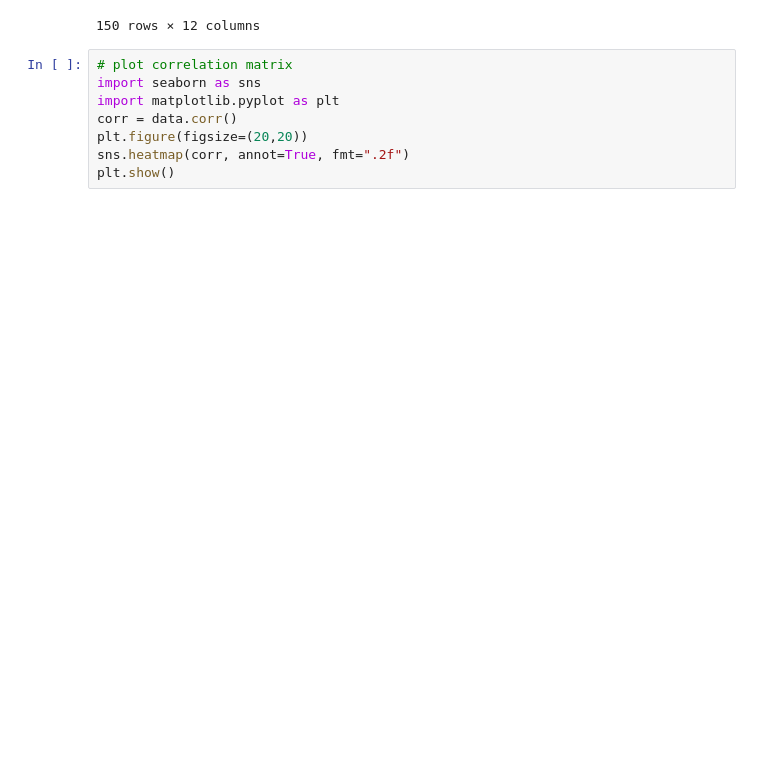
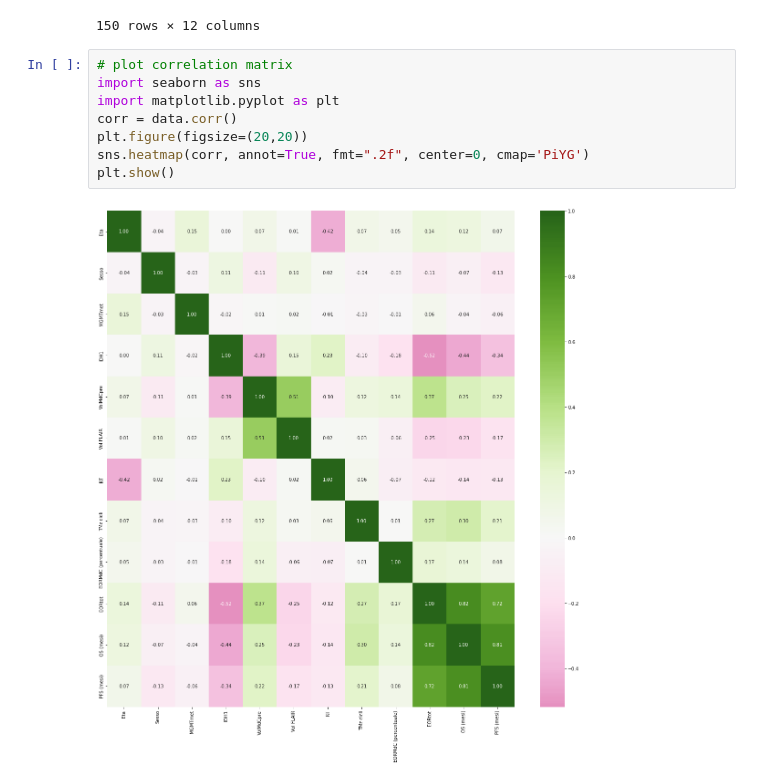
Before and after one commit to gullo97/medicine2, a Jupyter notebook: data_preprocess.ipynb, the cells around one changed output. Saved outputs shown, nothing was run; the diff lists cells and outputs as text; blank space fills up the shorter version.

```diff
--- a/data_preprocess.ipynb
+++ b/data_preprocess.ipynb
@@ -74,8 +84,10 @@ data
 # %%
 # plot correlation matrix
 import seaborn as sns
 import matplotlib.pyplot as plt
 corr = data.corr()
 plt.figure(figsize=(20,20))
-sns.heatmap(corr, annot=True, fmt=".2f")
+sns.heatmap(corr, annot=True, fmt=".2f", center=0, cmap='PiYG')
 plt.show()
+# %% [output]
+[figure, added]
```
Also changed, not shown: parts of 1 cell of this notebook, 1 other file.
